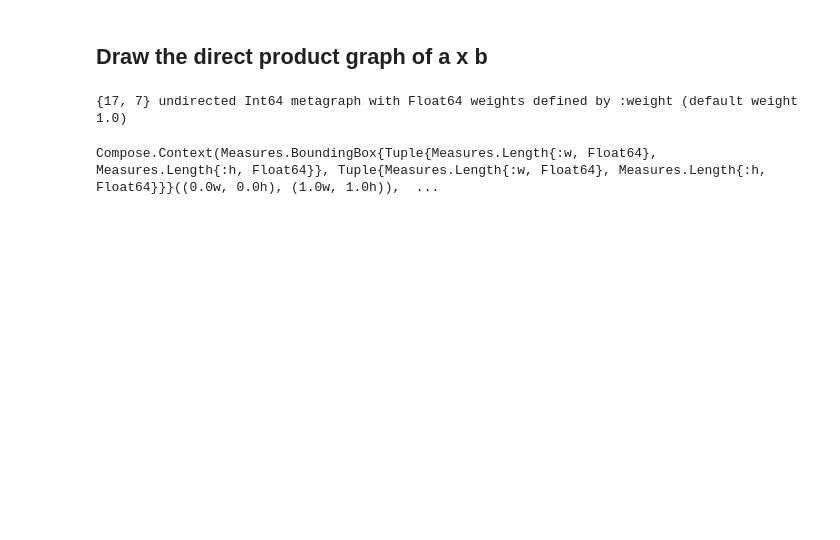
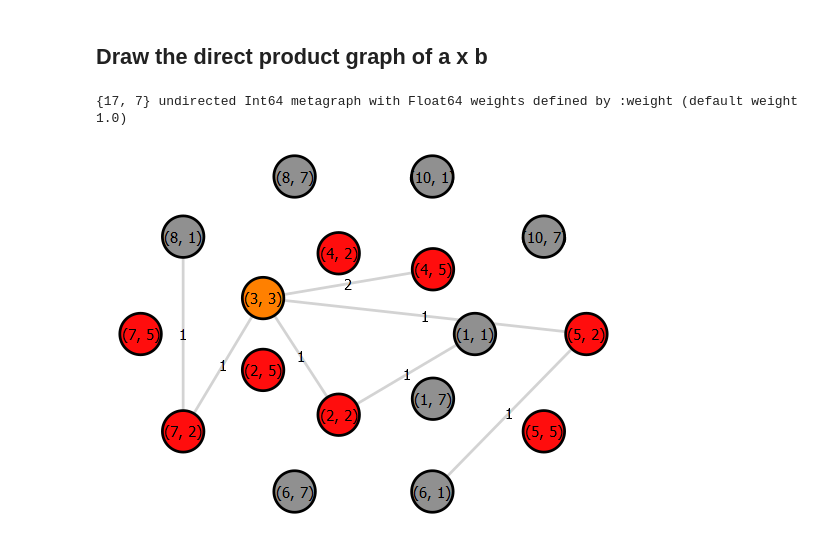
Before and after one commit to SimonEnsemble/graph-kernel-SVM-for-toxicity-of-pesticides-to-bees, a Jupyter notebook: dpg_example.ipynb, the cells around one changed output. Saved outputs shown, nothing was run; the diff lists cells and outputs as text; code cells hidden in the pictures; blank space fills up the shorter version.

```diff
--- a/dpg_example.ipynb
+++ b/dpg_example.ipynb
@@ -68,22 +68,21 @@ axb = direct_product_graph(mol_a, mol_b, store_vertex_pair=true, store_nodelabel
 # %%
 axb_node = [get_prop(axb, i, :label) for i in vertices(axb)]
 axb_color = [RGB((DEFAULT_CPK_COLORS[node] ./ 255)...) for node in axb_node]
 axb_nodepair = [get_prop(axb, i, :vertex_pair) for i in vertices(axb)]
 axb_edgelabel = [get_prop(axb, i, :bondorder) for i in 1:ne(axb)]
 order_list = ["$i" for i = 1:nv(axb)]
 nlist = Vector{Vector{Int}}(undef, 2) # two shells
 nlist[1] = 1:7 # first shell
 nlist[2] = 8:17 # second shell
 locs_x, locs_y = shell_layout(axb, nlist)
-gplot(axb, locs_x, locs_y,
+g = gplot(axb, locs_x, locs_y,
       nodefillc = axb_color,
       nodestrokec = colorant"black",
       nodestrokelw = 3,
-      NODESIZE = 0.35 / sqrt(nv(axb)),
+      NODESIZE = 0.4 / sqrt(nv(axb)),
       nodelabel = axb_nodepair,
       edgelinewidth = 1,
       edgelabel = axb_edgelabel,
-      edgelabelsize = 2.0,
-      edgestrokec = colorant"lightgreen")
+      edgelabelsize = 2.0)
 # %% [output]
-Compose.Context(Measures.BoundingBox{Tuple{Measures.Length{:w, Float64}, Measures.Length{:h, Float64}}, Tuple{Measures.Length{:w, Float64}, Measures.Length{:h, Float64}}}((0.0w, 0.0h), (1.0w, 1.0h)),  ...
+[figure, added]
```
Also changed, not shown: parts of 5 cells of this notebook, 5 other files.
